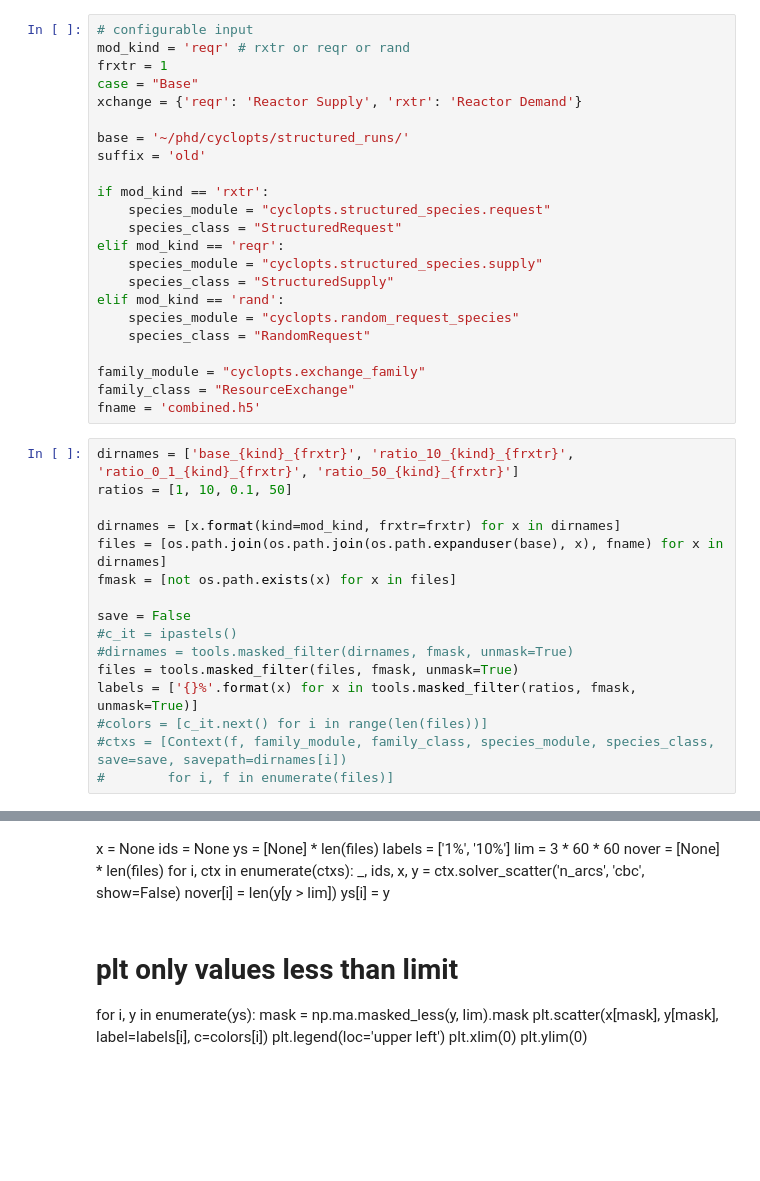
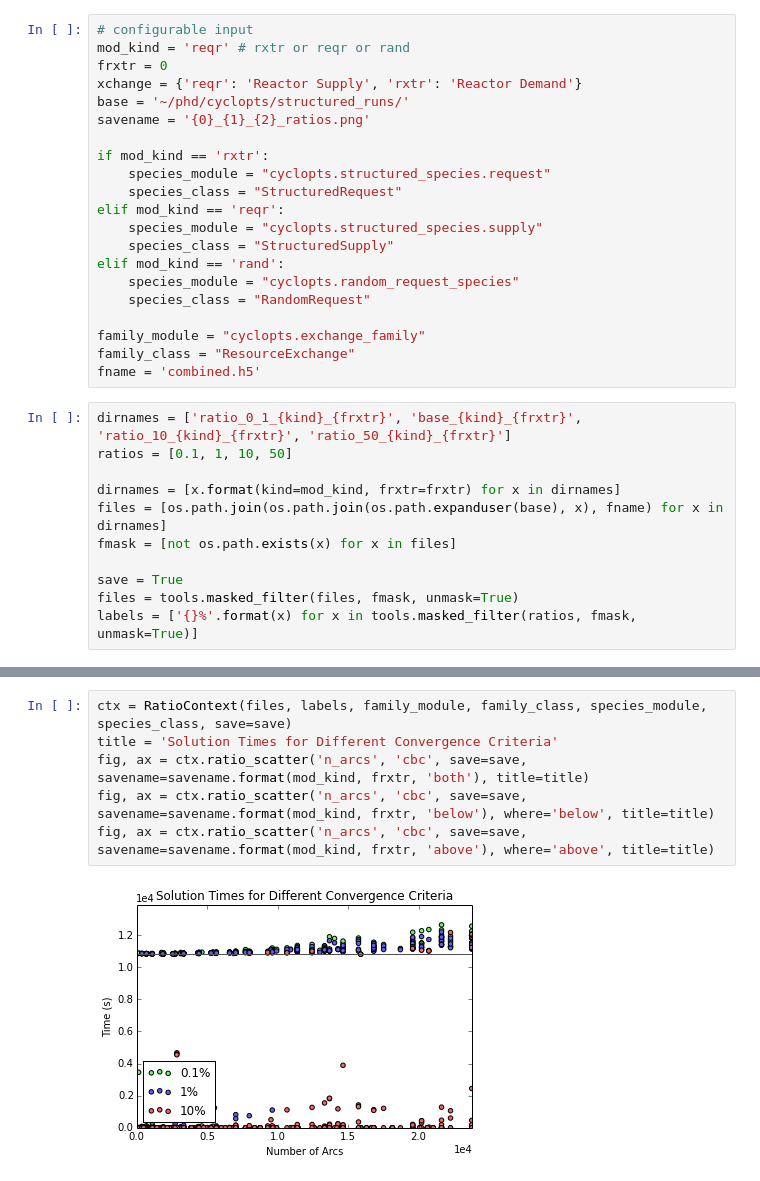
Before and after one commit to gidden/cyclopts, a Jupyter notebook: nbs/single_solver.ipynb, the cells around one changed output, grey strips where cells are left out. Cells and saved outputs as stored; diff of their text form; blank space fills up the shorter version.

Commit message:
updating ratio analysis

```diff
--- a/nbs/single_solver.ipynb
+++ b/nbs/single_solver.ipynb
@@ -21,12 +21,10 @@ The autoreload extension is already loaded. To reload it, use:
 # %%
 # configurable input
 mod_kind = 'reqr' # rxtr or reqr or rand
-frxtr = 1
-case = "Base"
+frxtr = 0
 xchange = {'reqr': 'Reactor Supply', 'rxtr': 'Reactor Demand'}
-
 base = '~/phd/cyclopts/structured_runs/'
-suffix = 'old'
+savename = '{0}_{1}_{2}_ratios.png'
 
 if mod_kind == 'rxtr':
     species_module = "cyclopts.structured_species.request"
@@ -42,18 +40,13 @@ family_module = "cyclopts.exchange_family"
 family_class = "ResourceExchange"
 fname = 'combined.h5'
 # %%
-dirnames = ['base_{kind}_{frxtr}', 'ratio_10_{kind}_{frxtr}', 'ratio_0_1_{kind}_{frxtr}', 'ratio_50_{kind}_{frxtr}']
-ratios = [1, 10, 0.1, 50]
+dirnames = ['ratio_0_1_{kind}_{frxtr}', 'base_{kind}_{frxtr}', 'ratio_10_{kind}_{frxtr}', 'ratio_50_{kind}_{frxtr}']
+ratios = [0.1, 1, 10, 50]
 
 dirnames = [x.format(kind=mod_kind, frxtr=frxtr) for x in dirnames]
 files = [os.path.join(os.path.join(os.path.expanduser(base), x), fname) for x in dirnames]
 fmask = [not os.path.exists(x) for x in files]
 
-save = False
-#c_it = ipastels()
-#dirnames = tools.masked_filter(dirnames, fmask, unmask=True)
+save = True
 files = tools.masked_filter(files, fmask, unmask=True)
 labels = ['{}%'.format(x) for x in tools.masked_filter(ratios, fmask, unmask=True)]
-#colors = [c_it.next() for i in range(len(files))]
-#ctxs = [Context(f, family_module, family_class, species_module, species_class, save=save, savepath=dirnames[i])
-#        for i, f in enumerate(files)]
@@ -66,19 +53,8 @@ TypeError: simple_scatter() got an unexpected keyword argument 'label'
-# %% [markdown]
-x = None
-ids = None
-ys = [None] * len(files)
-labels = ['1%', '10%']
-lim = 3 * 60 * 60
-nover = [None] * len(files)
-for i, ctx in enumerate(ctxs):
-    _, ids, x, y = ctx.solver_scatter('n_arcs', 'cbc', show=False)
-    nover[i] = len(y[y > lim])
-    ys[i] = y
-# %% [markdown]
-# plt only values less than limit
-for i, y in enumerate(ys):
-    mask = np.ma.masked_less(y, lim).mask
-    plt.scatter(x[mask], y[mask], label=labels[i], c=colors[i])
-plt.legend(loc='upper left')
-plt.xlim(0)
-plt.ylim(0)
+# %%
+ctx = RatioContext(files, labels, family_module, family_class, species_module, species_class, save=save)
+title = 'Solution Times for Different Convergence Criteria'
+fig, ax = ctx.ratio_scatter('n_arcs', 'cbc', save=save, savename=savename.format(mod_kind, frxtr, 'both'), title=title)
+fig, ax = ctx.ratio_scatter('n_arcs', 'cbc', save=save, savename=savename.format(mod_kind, frxtr, 'below'), where='below', title=title)
+fig, ax = ctx.ratio_scatter('n_arcs', 'cbc', save=save, savename=savename.format(mod_kind, frxtr, 'above'), where='above', title=title)
+# %% [output]
+[figure, added]
```
Also changed, not shown: parts of 5 cells of this notebook.
